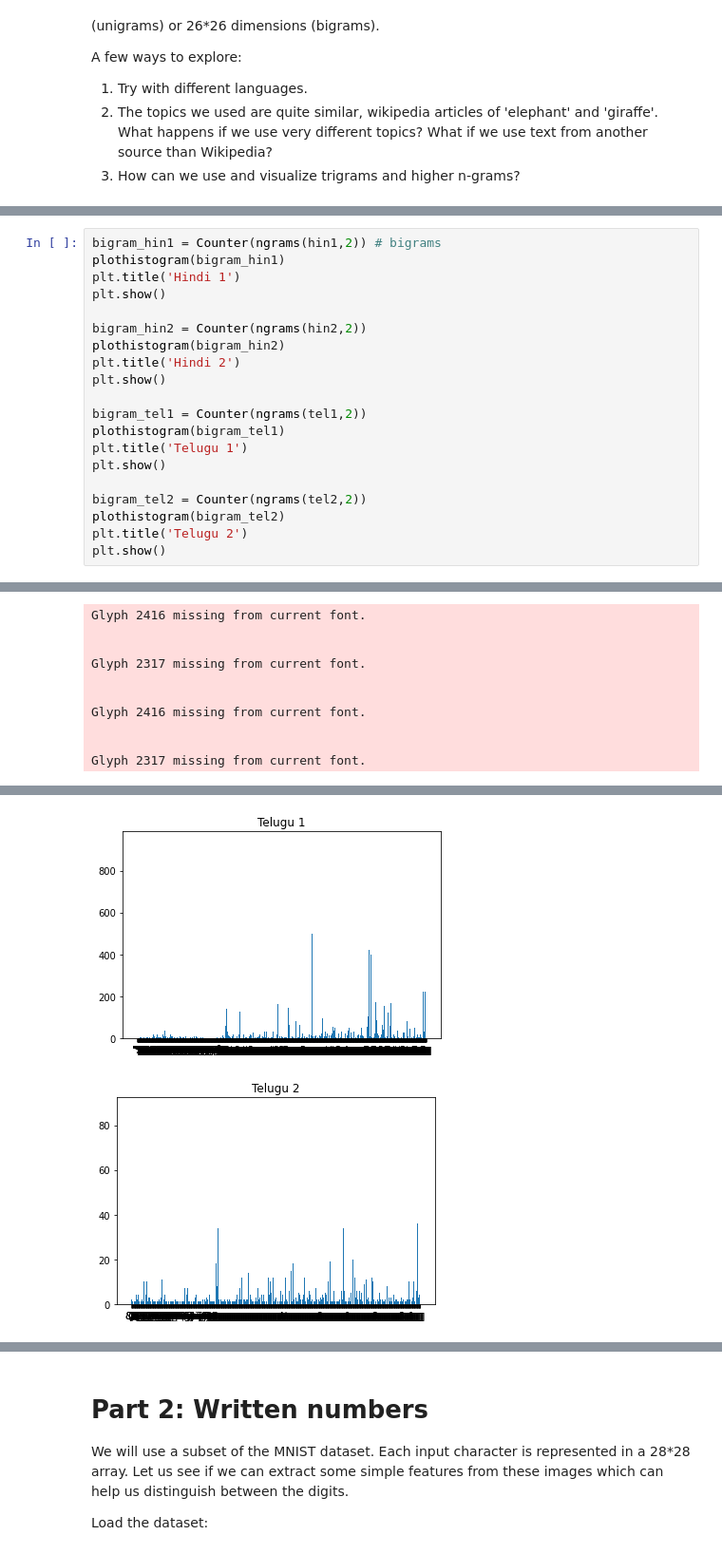
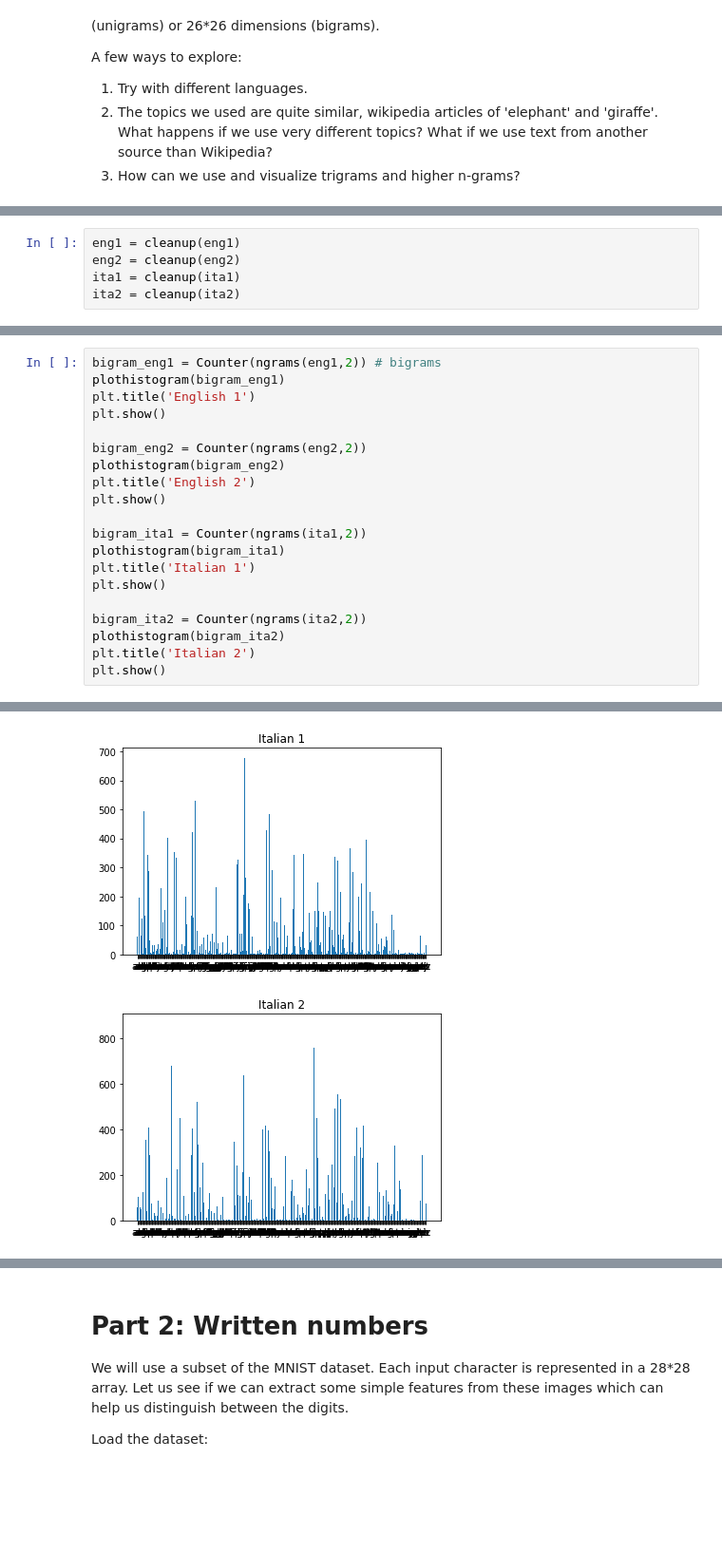
Before and after one commit to Mahendra275/fmml2021, a Jupyter notebook: Lab1_Features.ipynb, the cells around one changed output, grey strips where cells are left out. Shown at 95% size. Drawn from its saved outputs; the diff is of its cells as text; blank space fills up the shorter version.

```diff
--- a/Lab1_Features.ipynb
+++ b/Lab1_Features.ipynb
@@ -256 +256,6 @@ print(hin1)
+# %%
+eng1 = cleanup(eng1)
+eng2 = cleanup(eng2)
+ita1 = cleanup(ita1)
+ita2 = cleanup(ita2)
 # %%
@@ -326,21 +287,21 @@ From histographs of unigrams are we observe that the most least frequent charact
 # %%
-bigram_hin1 = Counter(ngrams(hin1,2)) # bigrams
-plothistogram(bigram_hin1)
-plt.title('Hindi 1')
+bigram_eng1 = Counter(ngrams(eng1,2)) # bigrams
+plothistogram(bigram_eng1)
+plt.title('English 1')
 plt.show()
 
-bigram_hin2 = Counter(ngrams(hin2,2))
-plothistogram(bigram_hin2)
-plt.title('Hindi 2')
+bigram_eng2 = Counter(ngrams(eng2,2))
+plothistogram(bigram_eng2)
+plt.title('English 2')
 plt.show()
 
-bigram_tel1 = Counter(ngrams(tel1,2))
-plothistogram(bigram_tel1)
-plt.title('Telugu 1')
+bigram_ita1 = Counter(ngrams(ita1,2))
+plothistogram(bigram_ita1)
+plt.title('Italian 1')
 plt.show()
 
-bigram_tel2 = Counter(ngrams(tel2,2))
-plothistogram(bigram_tel2)
-plt.title('Telugu 2')
+bigram_ita2 = Counter(ngrams(ita2,2))
+plothistogram(bigram_ita2)
+plt.title('Italian 2')
 plt.show()
 # %% [output]
@@ -365,10 +308,0 @@ Glyph 2415 missing from current font.
-Glyph 2416 missing from current font.
-
-
-Glyph 2317 missing from current font.
-
-
-Glyph 2416 missing from current font.
-
-
-Glyph 2317 missing from current font.
@@ -393,2 +310,2 @@ Glyph 3106 missing from current font.
-[figure, old version]
+[figure, new version]
-[figure, old version]
+[figure, new version]
```
Also changed, not shown: parts of 42 cells of this notebook.
